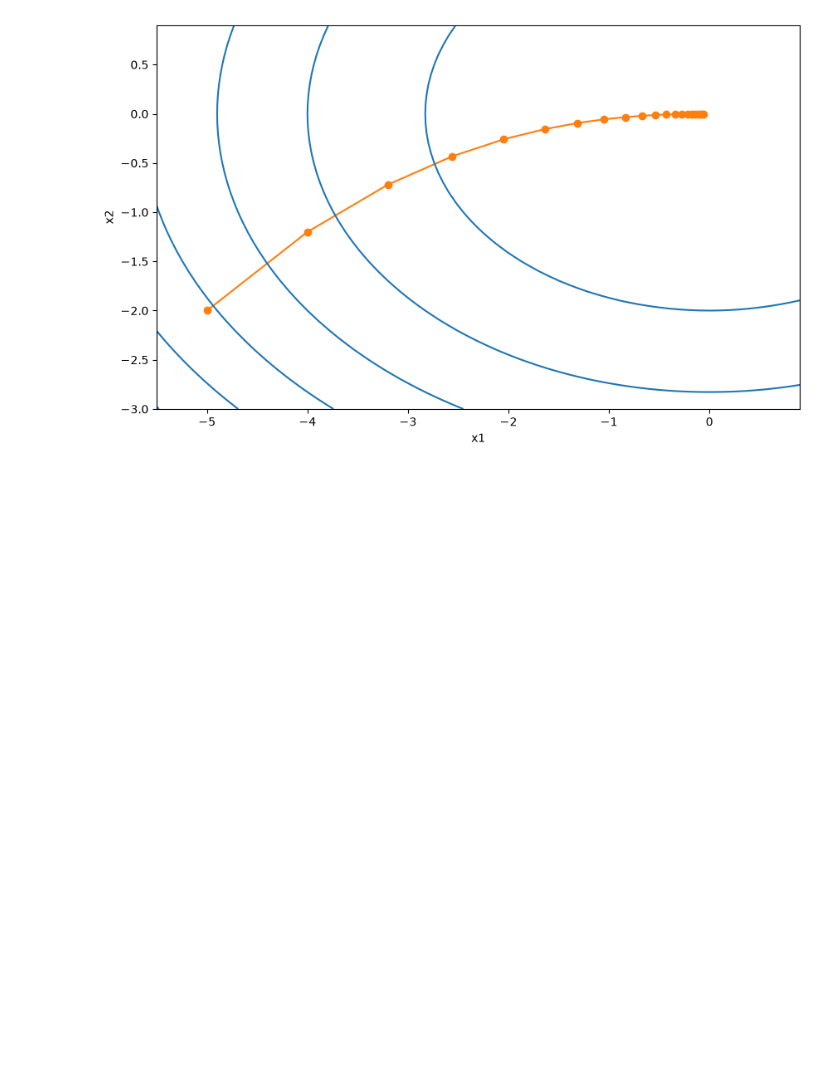
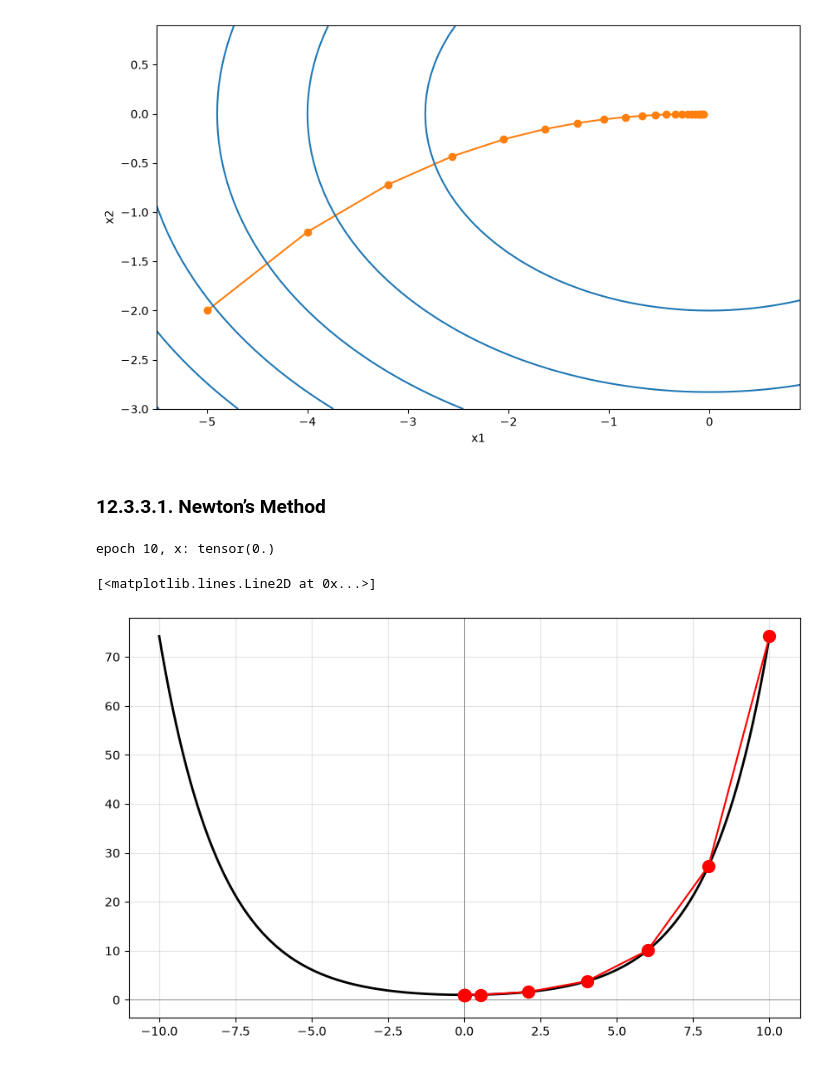
Before and after one commit to M4rselo/dl-forge, a Jupyter notebook: notebooks/12_3_Gradient_Descent.ipynb, the cells around one changed output. Cells and saved outputs as stored; diff of their text form; code cells hidden in the pictures; blank space fills up the shorter version.

Commit message:
12_3 Gradient Descent

```diff
--- a/notebooks/12_3_Gradient_Descent.ipynb
+++ b/notebooks/12_3_Gradient_Descent.ipynb
@@ -194,3 +194,40 @@ show_trace_2d(f_2d, train_2d(gd_2d, f_grad=f_2d_grad))
 # %% [output]
 epoch 20, x1: -0.057646, x2: -0.000073
 [figure]
+# %% [markdown]
+### 12.3.3.1. Newton’s Method
+# %%
+c = torch.tensor(0.5)
+
+def f(x):  # Objective function
+    return torch.cosh(c * x)
+
+def f_grad(x):  # Gradient of the objective function
+    return c * torch.sinh(c * x)
+
+def f_hess(x):  # Hessian of the objective function
+    return c**2 * torch.cosh(c * x)
+
+def newton(eta=1):
+    x = 10.0
+    results = [x]
+    for i in range(10):
+        x -= eta * f_grad(x) / f_hess(x)
+        results.append(float(x))
+    print('epoch 10, x:', x)
+    return results
+
+
+results = newton()
+x_vals = np.arange(-10, 10, 0.01)
+y_vals = np.array([f(x) for x in x_vals])
+plt.figure(figsize=(10, 6))
+plt.plot(x_vals, y_vals, 'k', lw=2, label='x^2')
+plt.axvline(0, color='gray', lw=0.6)
+plt.axhline(0, color='gray', lw=0.6)
+plt.grid(alpha=0.35)
+plt.plot(results, [f(x) for x in results], '-o', ms=10, color='red')
+# %% [output]
+epoch 10, x: tensor(0.)
+[<matplotlib.lines.Line2D at 0x...>]
+[figure, added]
```
Also changed, not shown: parts of 2 cells of this notebook.
